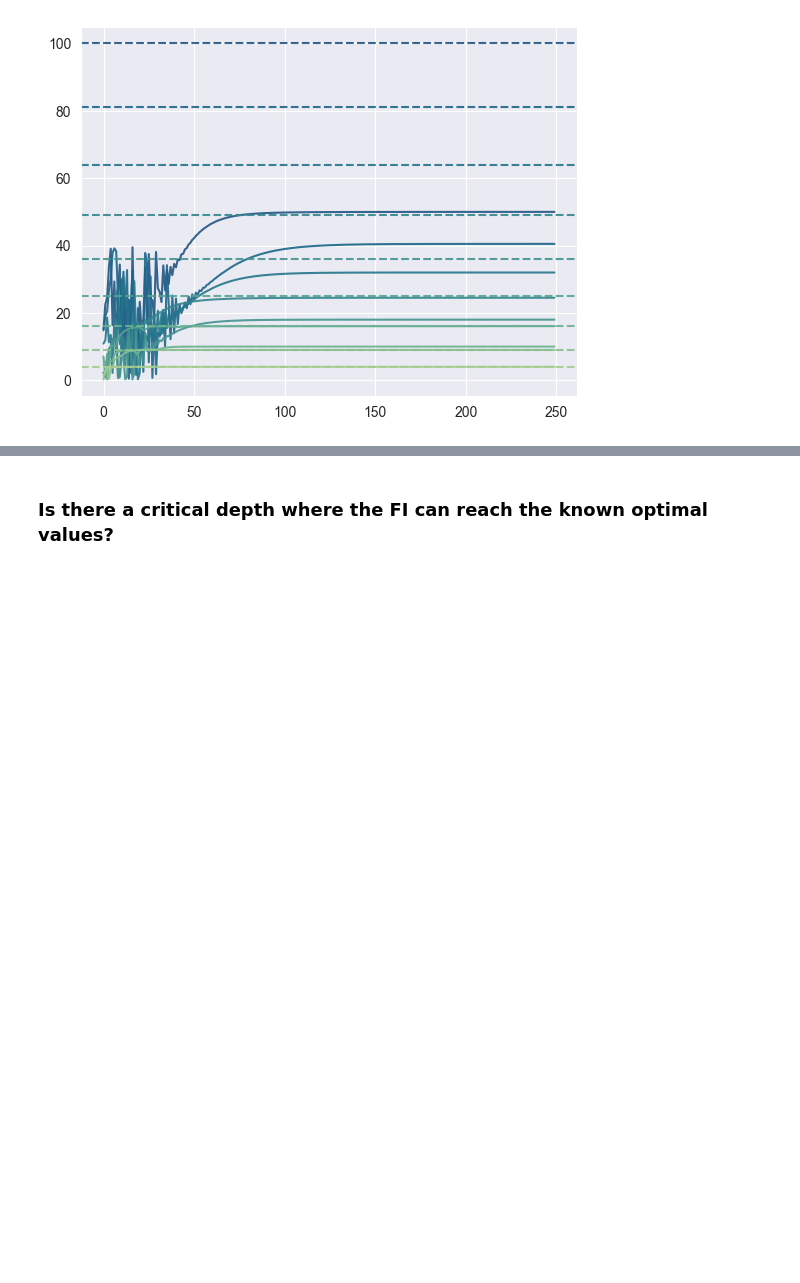
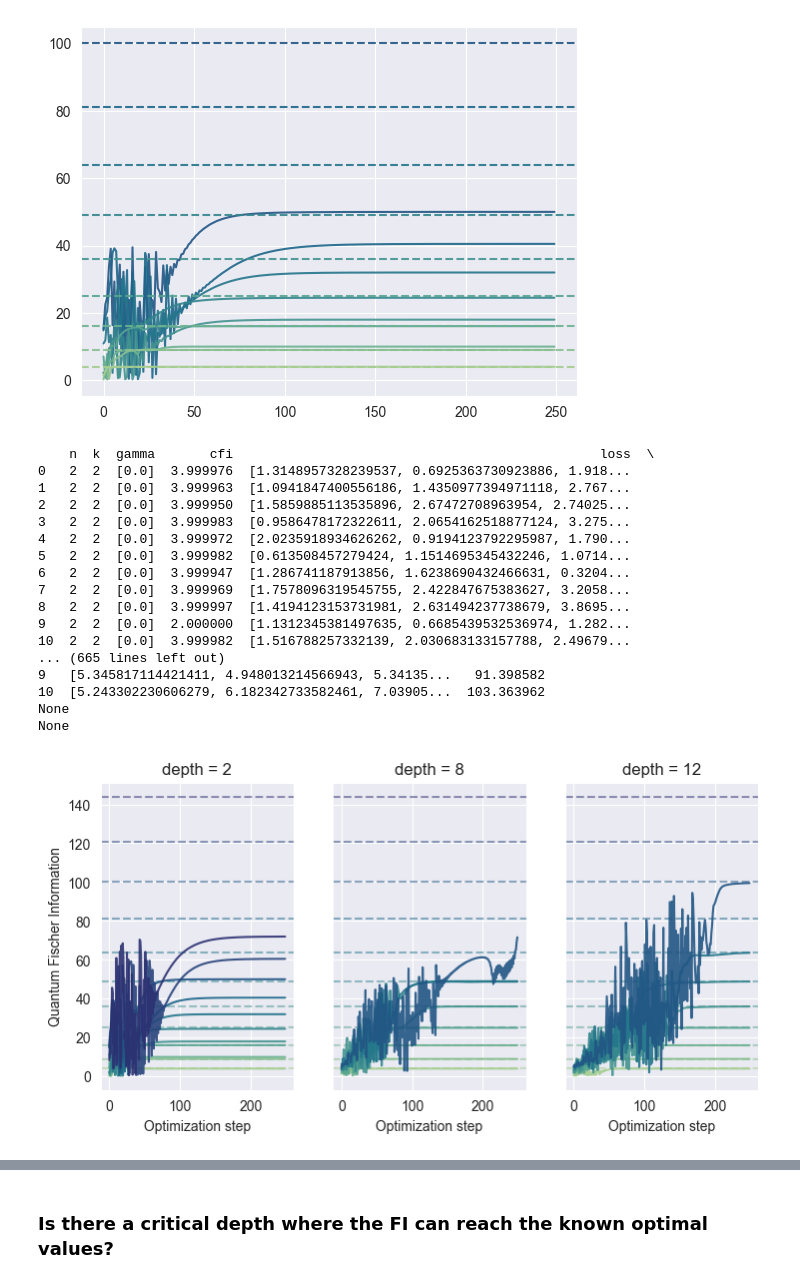
Before and after one commit to benjimaclellan/queso, a Jupyter notebook: experiments/analyze_pure_qfi.ipynb, the cells around one changed output, grey strips where cells are left out. Cells and saved outputs as stored; diff of their text form; code cells hidden in the pictures; blank space fills up the shorter version.

```diff
--- a/experiments/analyze_pure_qfi.ipynb
+++ b/experiments/analyze_pure_qfi.ipynb
@@ -92,4 +92,46 @@ for n in reversed(ns[:-2]):
 plt.show()
 # %% [output]
 [figure]
+# %%
+fig, axs = plt.subplots(nrows=1, ncols=3, figsize=[8.5, 4], sharey=True)
+colors = sns.color_palette("crest", as_cmap=True)
+norm = lambda x: (x - np.min(ns))/(np.max(ns) - np.min(ns))
+
+ks = (2, 8, 12)
+for ax, k in zip(axs, ks):
+    for n in ns:
+        ax.axhline(n**2, color=colors(norm(n)), ls='--', alpha=0.5)
+
+        df = data[n][k]
+        print(df)
+        if df is None:
+            continue
+
+        row = df.loc[df["cfi"].idxmax()]
+        ax.plot(row.loss, color=colors(norm(n)), alpha=0.9)
+
+        ax.set(xlabel="Optimization step", title=f"depth = {k}")
+        if ax == axs[0]:
+            ax.set(ylabel="Quantum Fischer Information")
+
+plt.show()
+# %% [output]
+    n  k  gamma       cfi                                               loss  \
+0   2  2  [0.0]  3.999976  [1.3148957328239537, 0.6925363730923886, 1.918...
+1   2  2  [0.0]  3.999963  [1.0941847400556186, 1.4350977394971118, 2.767...
+2   2  2  [0.0]  3.999950  [1.5859885113535896, 2.67472708963954, 2.74025...
+3   2  2  [0.0]  3.999983  [0.9586478172322611, 2.0654162518877124, 3.275...
+4   2  2  [0.0]  3.999972  [2.0235918934626262, 0.9194123792295987, 1.790...
+5   2  2  [0.0]  3.999982  [0.613508457279424, 1.1514695345432246, 1.0714...
+6   2  2  [0.0]  3.999947  [1.286741187913856, 1.6238690432466631, 0.3204...
+7   2  2  [0.0]  3.999969  [1.7578096319545755, 2.422847675383627, 3.2058...
+8   2  2  [0.0]  3.999997  [1.4194123153731981, 2.631494237738679, 3.8695...
+9   2  2  [0.0]  2.000000  [1.1312345381497635, 0.6685439532536974, 1.282...
+10  2  2  [0.0]  3.999982  [1.516788257332139, 2.030683133157788, 2.49679...
+... (665 lines left out)
+9   [5.345817114421411, 4.948013214566943, 5.34135...   91.398582
+10  [5.243302230606279, 6.182342733582461, 7.03905...  103.363962
+None
+None
+[figure, added]
 # %% [markdown]
```
Also changed, not shown: parts of 4 cells of this notebook, 7 other files.
